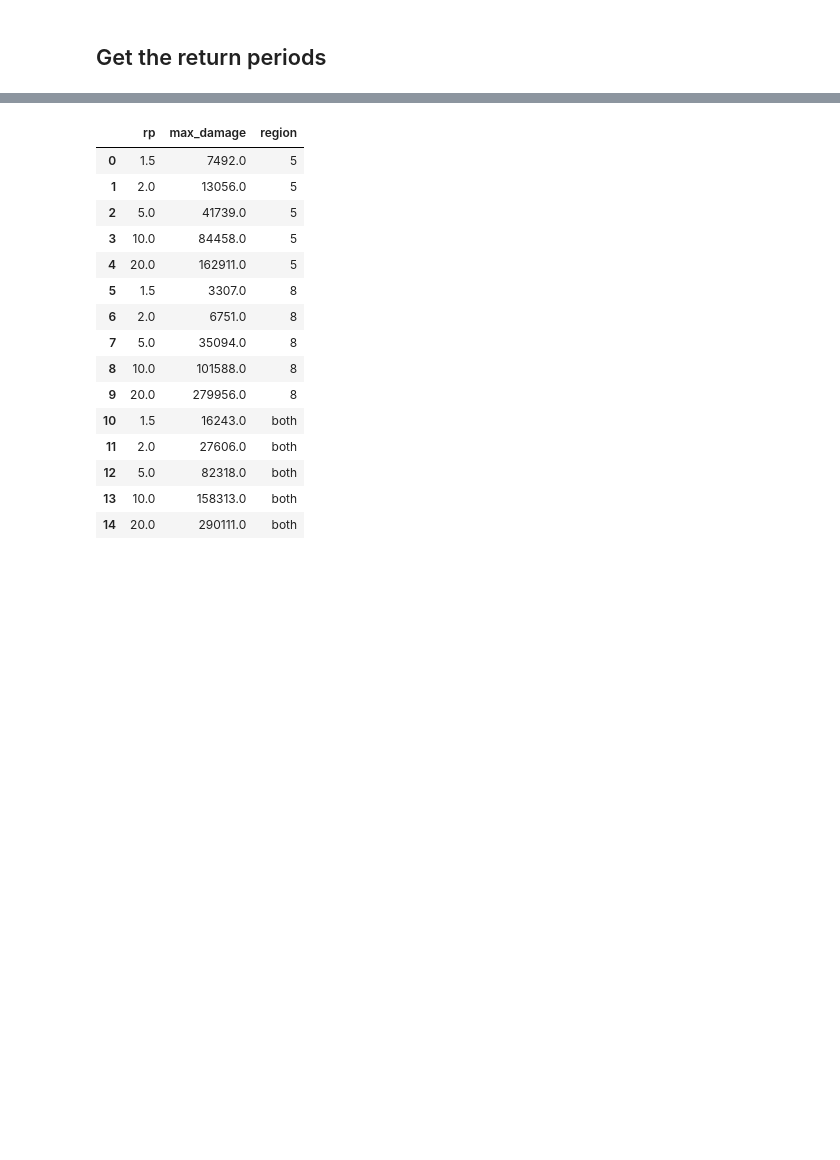
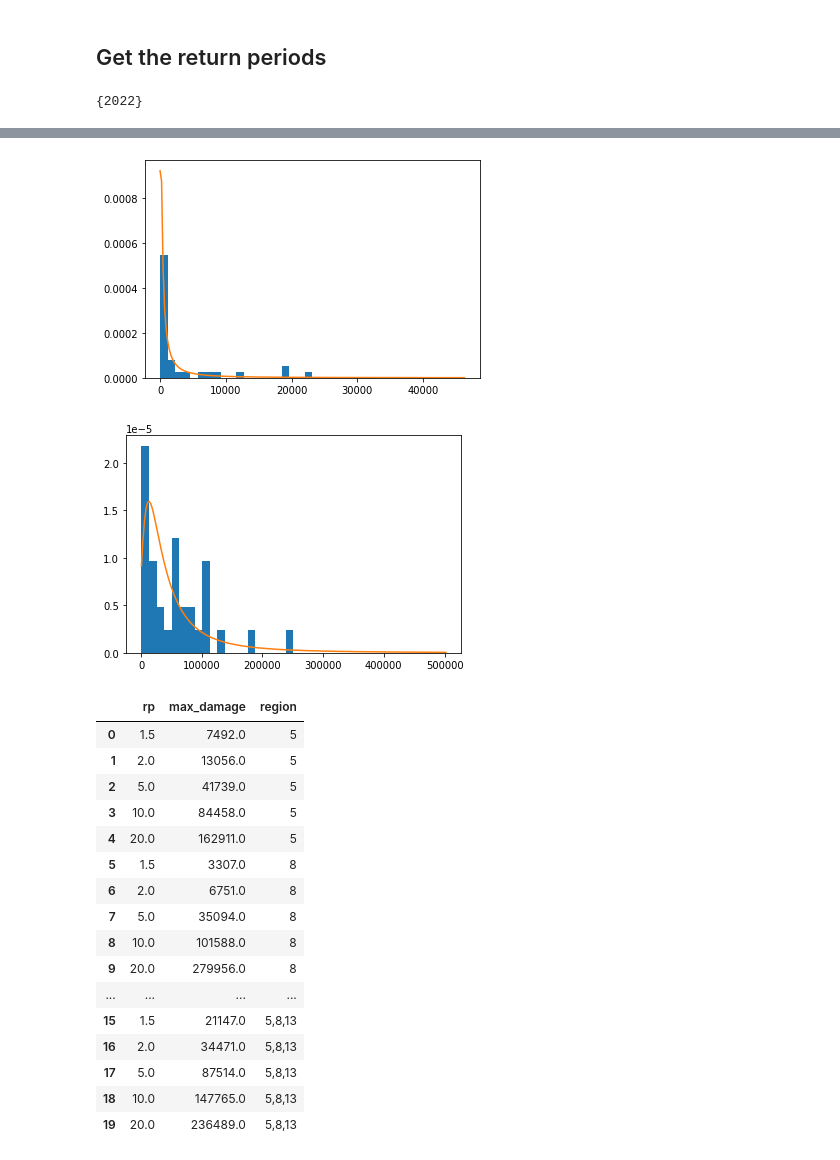
Before and after one commit to rodekruis/Typhoon-Impact-based-forecasting-model, a Jupyter notebook: analysis/trigger_thresholds/trigger_thresholds.ipynb, the cells around one changed output, grey strips where cells are left out. Cells and saved outputs as stored; diff of their text form; code cells hidden in the pictures; blank space fills up the shorter version.

Commit message:
Added region 13

```diff
--- a/analysis/trigger_thresholds/trigger_thresholds.ipynb
+++ b/analysis/trigger_thresholds/trigger_thresholds.ipynb
@@ -32,6 +32,10 @@ df_typhoon
 | 106809 | PH184611000 | 2022099N11127 | 4 | 2022 |
 | 106810 | PH184624000 | 2022099N11127 | 0 | 2022 |
 106811 rows × 4 columns
+# %%
+# Check the number of years is complete
+typhoon_year_list = df_typhoon.year.unique()
+nyears = len(typhoon_year_list)
 # %%
 # Read in the geo info
 filename_geo = "../../IBF-Typhoon-model/data/gis_data/phl_admin3_simpl.geojson"
@@ -206,12 +210,20 @@ def get_rp_df(
     if round_rp:
         df_rps["rp"] = np.round(df_rps["rp"])
     return df_rps
+# %%
+typhoon_year_list
+region_value = ["PH130000000"]
+df = df_max.loc[df_max["adm1_pcode"].isin(region_value)]
+set(typhoon_year_list) - set(df.year)
+# %% [output]
+{2022}
 # %%
 # Only do for regions 5 and 8
 ROI = {
     "5": ["PH050000000"],
     "8": ["PH080000000"],
-    "both": ["PH050000000", "PH080000000"]
+    "13": ["PH160000000"],
+    "5,8,13": ["PH050000000", "PH080000000", "PH160000000"],
 }
 years = [1.5, 2, 5, 10, 20]
 df_rp = pd.DataFrame()
@@ -219,9 +231,17 @@ for region_key, region_value in ROI.items():
     df = df_max.loc[df_max["adm1_pcode"].isin(region_value)]
     if len(region_value) > 1:
          df = df.groupby("year").sum().reset_index()
+    # Check to make sure each year is covered, if not needs to be filled with 0
+    if len(df) < nyears:
+        print(f"Warning: need to fill in missing years for {region_key}")
+
+        missing_years = set(typhoon_year_list) - set(df.year)
+        for year in missing_years:
+            df = df.append({"year": year,
+                       "max_damage_event": 0}, ignore_index=True)
     df = df.set_index(df.year)
     df_rp_tmp = (get_rp_df(df, "max_damage_event", years=years, extend_factor=2,
-                          method="analytical")
+                          method="analytical", show_plots=True)
                  .reset_index()
                  .rename(columns={"rp": "max_damage", "index": "rp"})
                 )
@@ -233,16 +256,19 @@ df_rp
+[figure, added]
+[figure, added]
 |  | rp | max_damage | region |
 | 0 | 1.5 | 7492.0 | 5 |
 | 1 | 2.0 | 13056.0 | 5 |
 | 2 | 5.0 | 41739.0 | 5 |
 | 3 | 10.0 | 84458.0 | 5 |
 | 4 | 20.0 | 162911.0 | 5 |
 | 5 | 1.5 | 3307.0 | 8 |
 | 6 | 2.0 | 6751.0 | 8 |
 | 7 | 5.0 | 35094.0 | 8 |
 | 8 | 10.0 | 101588.0 | 8 |
 | 9 | 20.0 | 279956.0 | 8 |
-| 10 | 1.5 | 16243.0 | both |
-| 11 | 2.0 | 27606.0 | both |
-| 12 | 5.0 | 82318.0 | both |
-| 13 | 10.0 | 158313.0 | both |
-| 14 | 20.0 | 290111.0 | both |
+| ... | ... | ... | ... |
+| 15 | 1.5 | 21147.0 | 5,8,13 |
+| 16 | 2.0 | 34471.0 | 5,8,13 |
+| 17 | 5.0 | 87514.0 | 5,8,13 |
+| 18 | 10.0 | 147765.0 | 5,8,13 |
+| 19 | 20.0 | 236489.0 | 5,8,13 |
```
Also changed, not shown: parts of 2 cells of this notebook.
